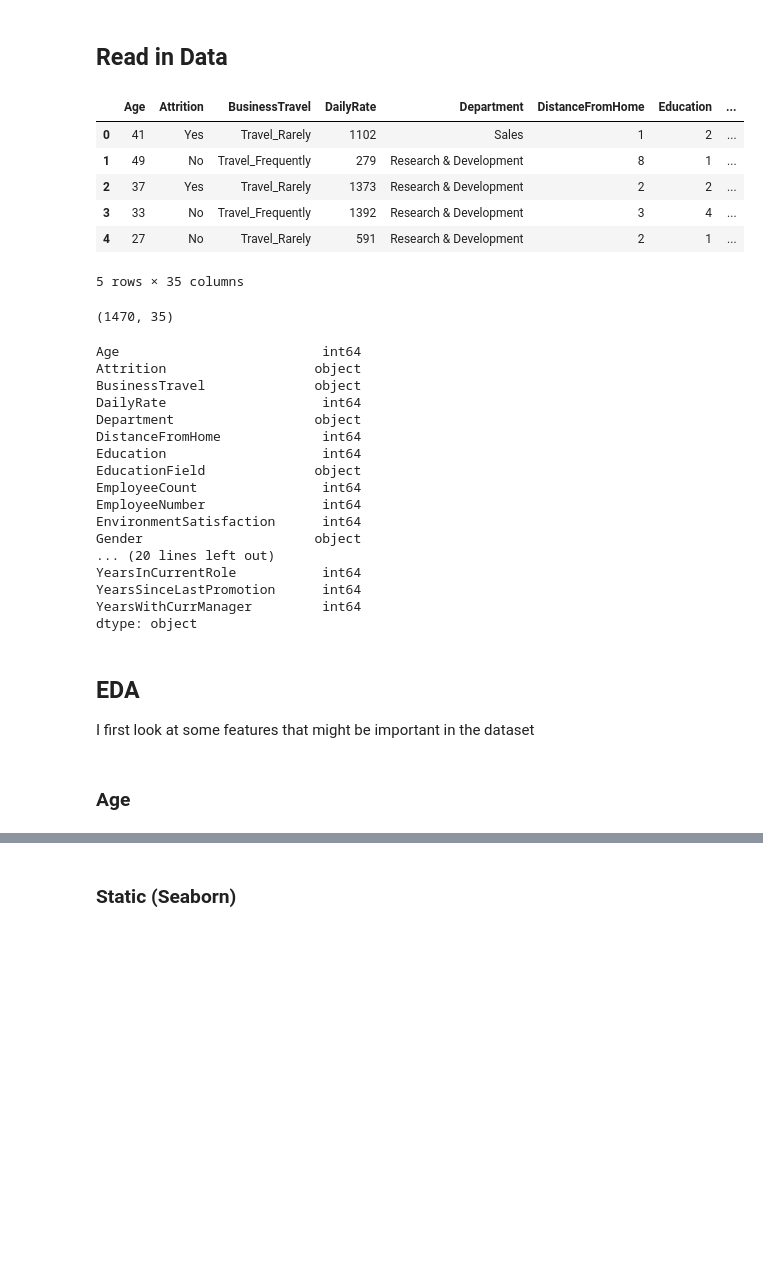
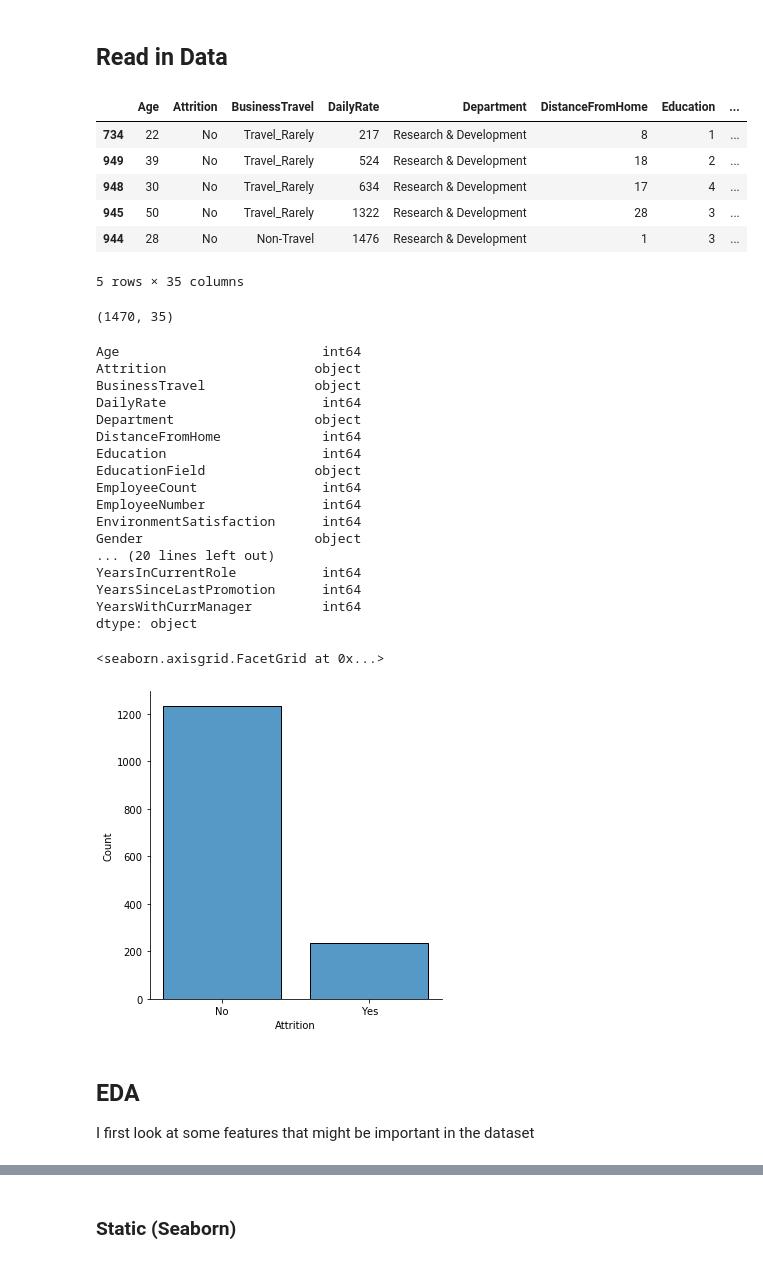
Before and after one commit to mpkrass7/ibm_churn, a Jupyter notebook: hr_churn_analysis.ipynb, the cells around one changed output, grey strips where cells are left out. Drawn from its saved outputs; the diff is of its cells as text; code cells hidden in the pictures; blank space fills up the shorter version.

```diff
--- a/hr_churn_analysis.ipynb
+++ b/hr_churn_analysis.ipynb
@@ -65,18 +65,20 @@ InteractiveShell.ast_node_interactivity = 'all'
 # %% [markdown]
 ## Read in Data
 # %%
-df = pd.read_csv('ibm_attrition_file.csv')
+df = pd.read_csv('ibm_attrition_file.csv').sort_values('Attrition')
 
 df.head()
 df.shape
 df.dtypes
+
+sns.displot(df, x='Attrition', shrink = .8)
 # %% [output]
 |  | Age | Attrition | BusinessTravel | DailyRate | Department | DistanceFromHome | Education | ... |
-| 0 | 41 | Yes | Travel_Rarely | 1102 | Sales | 1 | 2 | ... |
-| 1 | 49 | No | Travel_Frequently | 279 | Research & Development | 8 | 1 | ... |
-| 2 | 37 | Yes | Travel_Rarely | 1373 | Research & Development | 2 | 2 | ... |
-| 3 | 33 | No | Travel_Frequently | 1392 | Research & Development | 3 | 4 | ... |
-| 4 | 27 | No | Travel_Rarely | 591 | Research & Development | 2 | 1 | ... |
+| 734 | 22 | No | Travel_Rarely | 217 | Research & Development | 8 | 1 | ... |
+| 949 | 39 | No | Travel_Rarely | 524 | Research & Development | 18 | 2 | ... |
+| 948 | 30 | No | Travel_Rarely | 634 | Research & Development | 17 | 4 | ... |
+| 945 | 50 | No | Travel_Rarely | 1322 | Research & Development | 28 | 3 | ... |
+| 944 | 28 | No | Non-Travel | 1476 | Research & Development | 1 | 3 | ... |
 5 rows × 35 columns
 (1470, 35)
 Age                          int64
@@ -96,9 +98,9 @@ YearsInCurrentRole           int64
 YearsSinceLastPromotion      int64
 YearsWithCurrManager         int64
 dtype: object
+<seaborn.axisgrid.FacetGrid at 0x...>
+[figure, added]
 # %% [markdown]
 ## EDA
 
 I first look at some features that might be important in the dataset
-# %% [markdown]
-### Age
```
Also changed, not shown: parts of 11 cells of this notebook.
